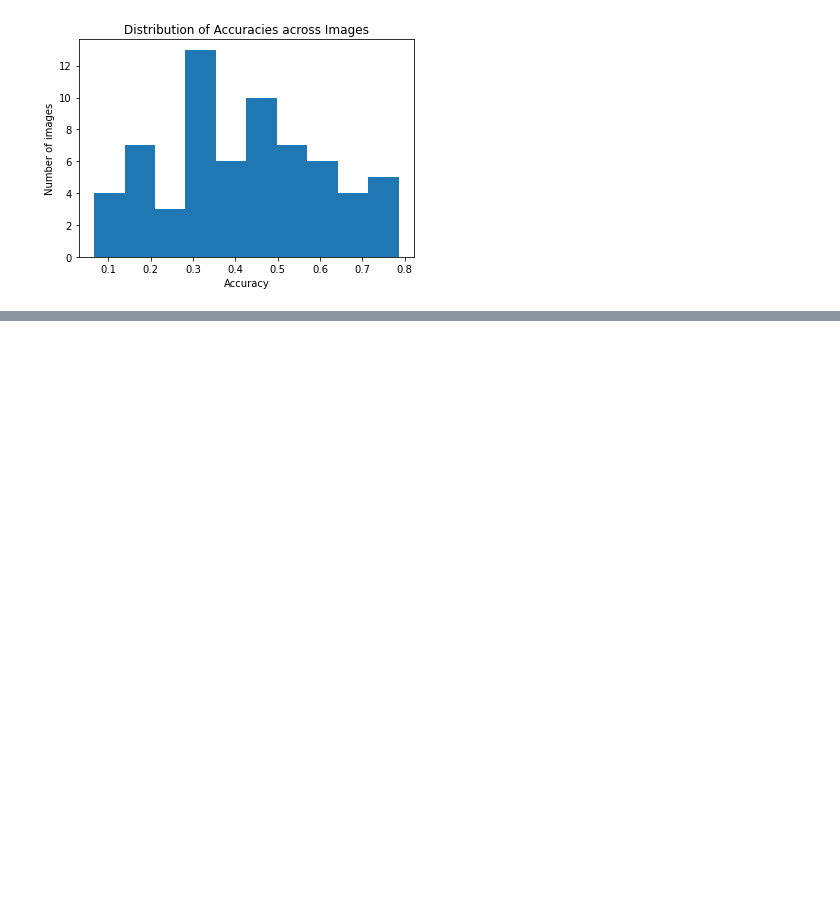
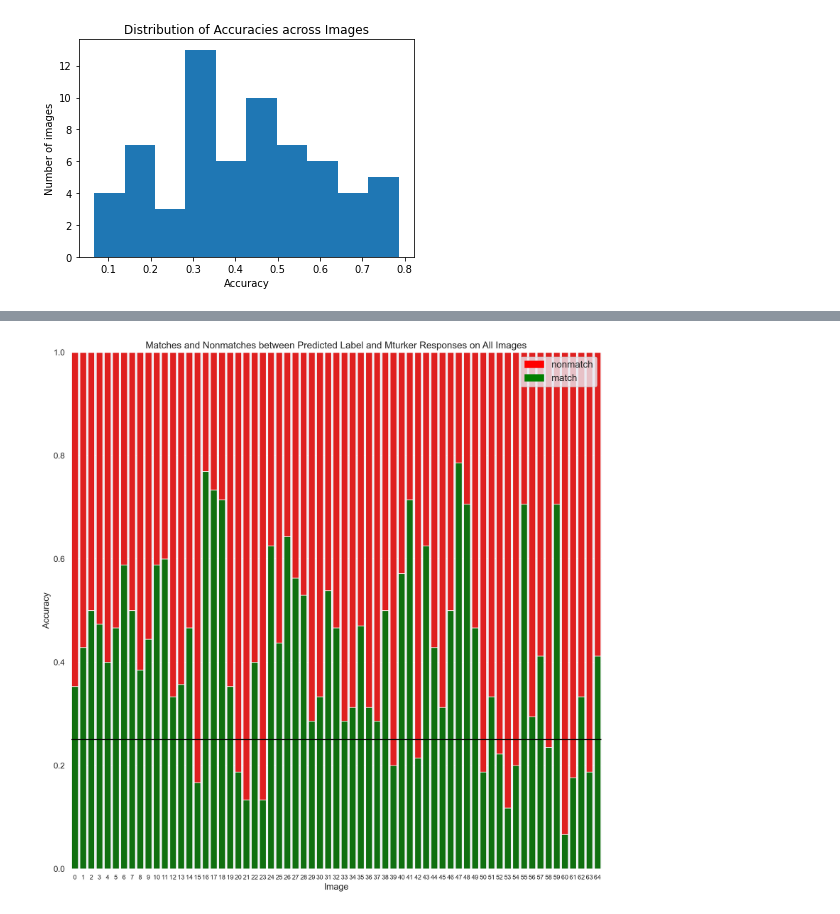
Before and after one commit to sanghyunyi/ee148-project, a Jupyter notebook: annotations/analyze_mturk_classification.ipynb, the cells around one changed output, grey strips where cells are left out. Saved outputs shown, nothing was run; the diff lists cells and outputs as text; code cells hidden in the pictures; blank space fills up the shorter version.

Commit message:
analyze data for report

```diff
--- a/annotations/analyze_mturk_classification.ipynb
+++ b/annotations/analyze_mturk_classification.ipynb
@@ -242,9 +226,9 @@ def get_stats(data):
                     d['stats']['nonmatch'] += 1
             # if d['stats']['nonmatch'] < d['stats']['match']:
             accuracies.append([j, true_label, d['dataObject']['s3Uri'].split('/')[-1],
-                               d['stats']['match'] / len(d['annotations'])])
+                               d['stats']['match'] / len(d['annotations']), len(d['annotations'])])
             stats.append(d)
-    accuracies = pd.DataFrame(accuracies, columns=['image_idx', 'true_label', 'image_name', 'y'])
+    accuracies = pd.DataFrame(accuracies, columns=['image_idx', 'true_label', 'image_name', 'y', 'n'])
     return stats, match, nonmatch, accuracies
 
 # For each image, plot the worker labels bar graph and mark the predicted label
@@ -483,0 +432,5 @@ len(bad_df)
+# %%
+plot_stacked_bars(y, 'Matches and Nonmatches between Predicted Label and Mturker Responses on All Images',
+                  'mturk-classification-accuracies-stacked-bars-plot.png')
+# %% [output]
+[figure, added]
```
Also changed, not shown: parts of 45 cells of this notebook, 10 other files.
